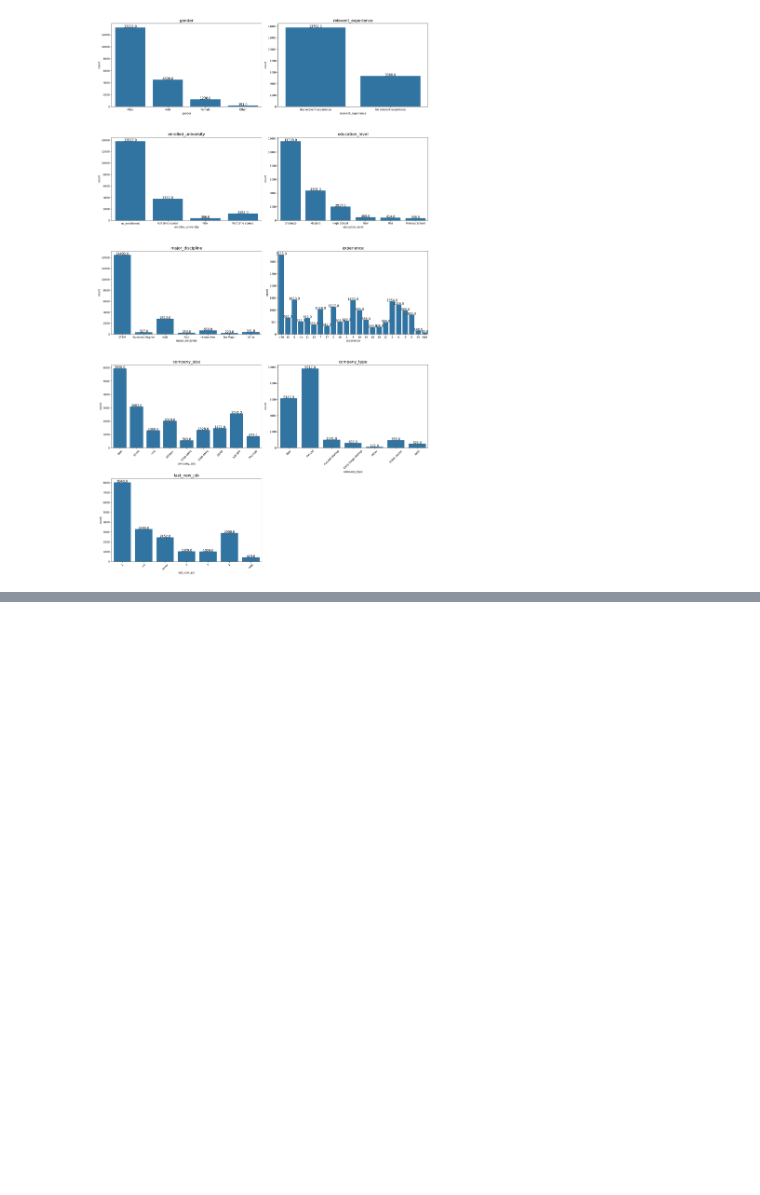
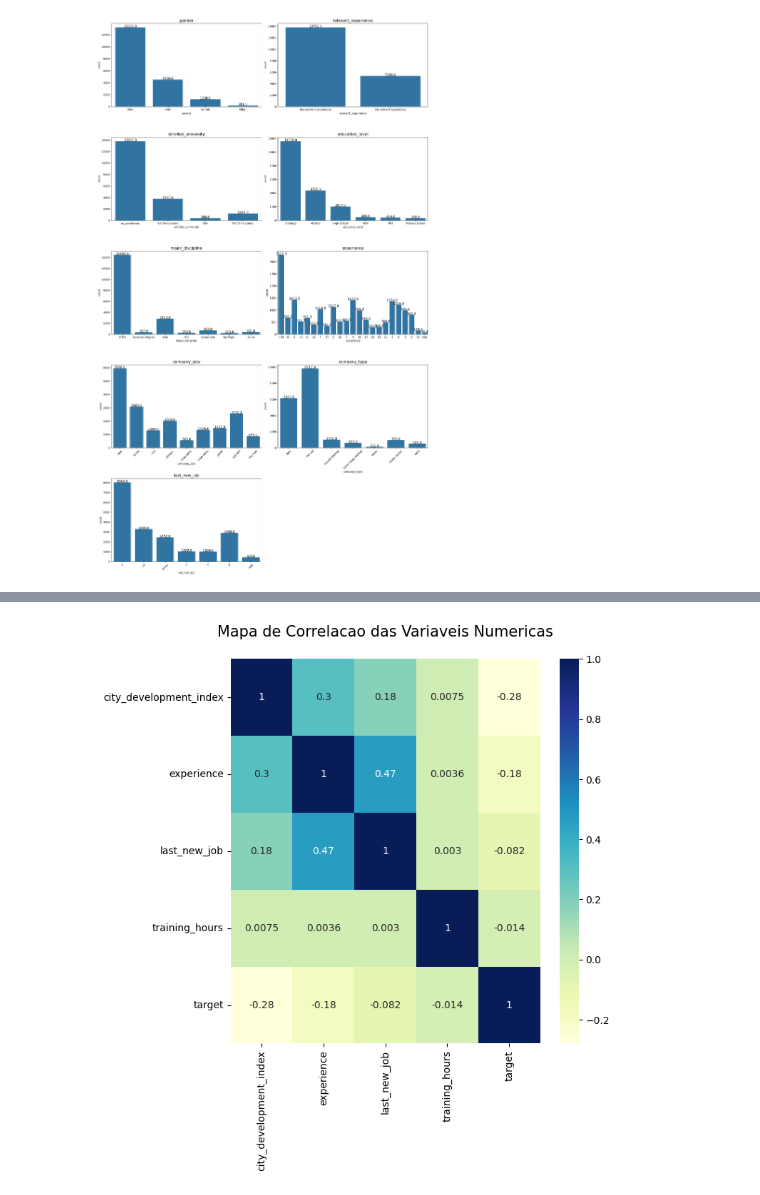
Before and after one commit to gabrielferro1/data_science_course, a Jupyter notebook: main.ipynb, the cells around one changed output, grey strips where cells are left out. Drawn from its saved outputs; the diff is of its cells as text; code cells hidden in the pictures; blank space fills up the shorter version.

```diff
--- a/main.ipynb
+++ b/main.ipynb
@@ -162,0 +276,3 @@ plt.tight_layout(h_pad = 2)
+# %%
+# Criamos uma cópia do dataframe original
+df_numerical = df.copy()
@@ -162,0 +299,10 @@ plt.tight_layout(h_pad = 2)
+# %%
+# Convertemos a variável experience para numérica
+df_numerical["experience"] = np.where(df_numerical["experience"] == "<1", 1, df_numerical["experience"])
+df_numerical["experience"] = np.where(df_numerical["experience"] == ">20", 21, df_numerical["experience"])
+df_numerical["experience"] = df_numerical["experience"].astype(float)
+# %%
+# Convertemos a variável last_new_job para numérica
+df_numerical["last_new_job"] = np.where(df_numerical["last_new_job"] == "never", 0, df_numerical["last_new_job"])
+df_numerical["last_new_job"] = np.where(df_numerical["last_new_job"] == ">4", 5, df_numerical["last_new_job"])
+df_numerical["last_new_job"] = df_numerical["last_new_job"].astype(float)
@@ -162,0 +365,8 @@ plt.tight_layout(h_pad = 2)
+# %%
+# Heatmap
+plt.figure(figsize = (7, 7))
+sns.heatmap(df_numerical.drop(columns='enrollee_id').select_dtypes(include='number').corr('spearman'), annot= True, cmap= "YlGnBu")
+plt.title("Mapa de Correlacao das Variaveis Numericas\n", fontsize = 15)
+plt.show()
+# %% [output]
+[figure, added]
```
Also changed, not shown: parts of 21 cells of this notebook.
